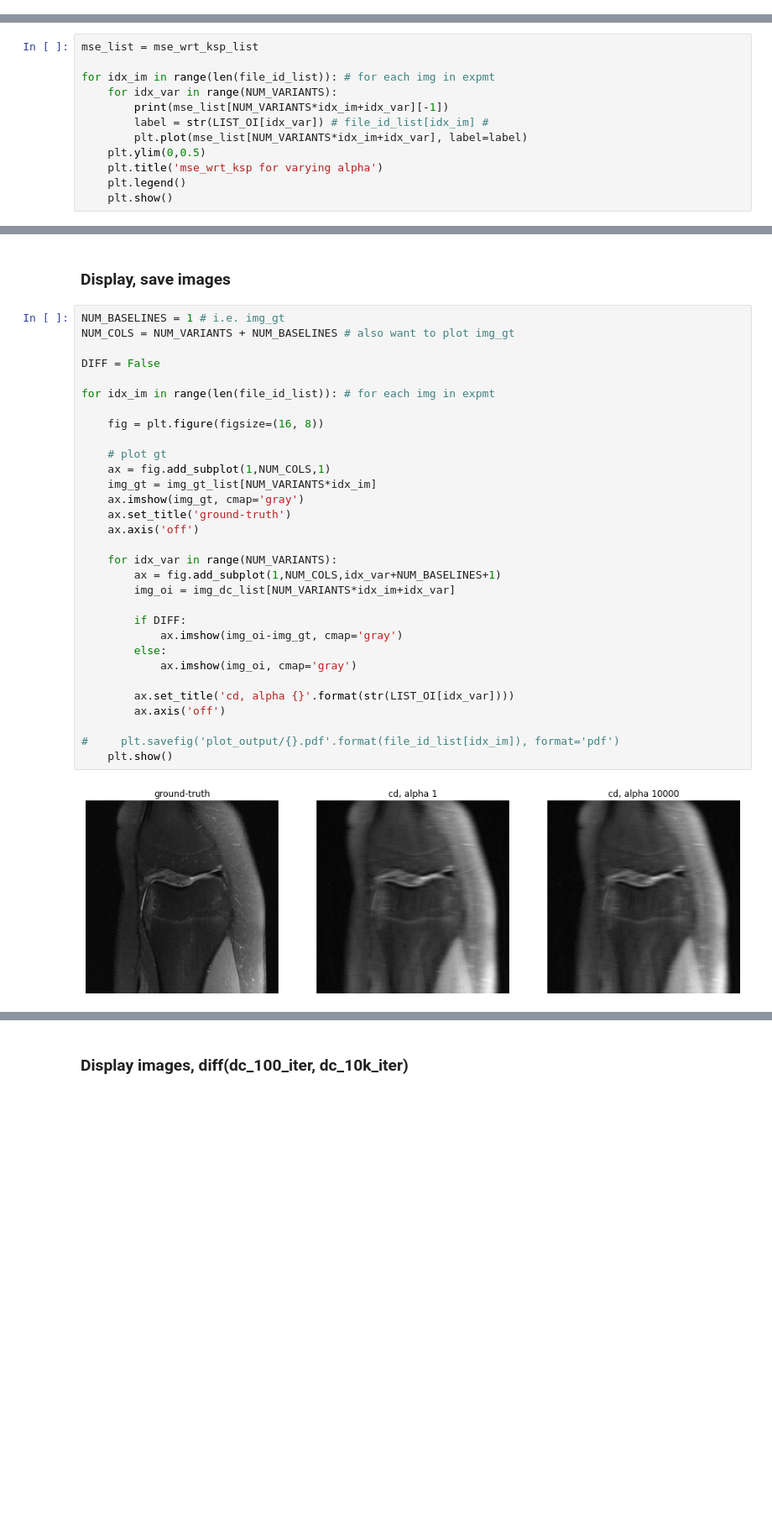
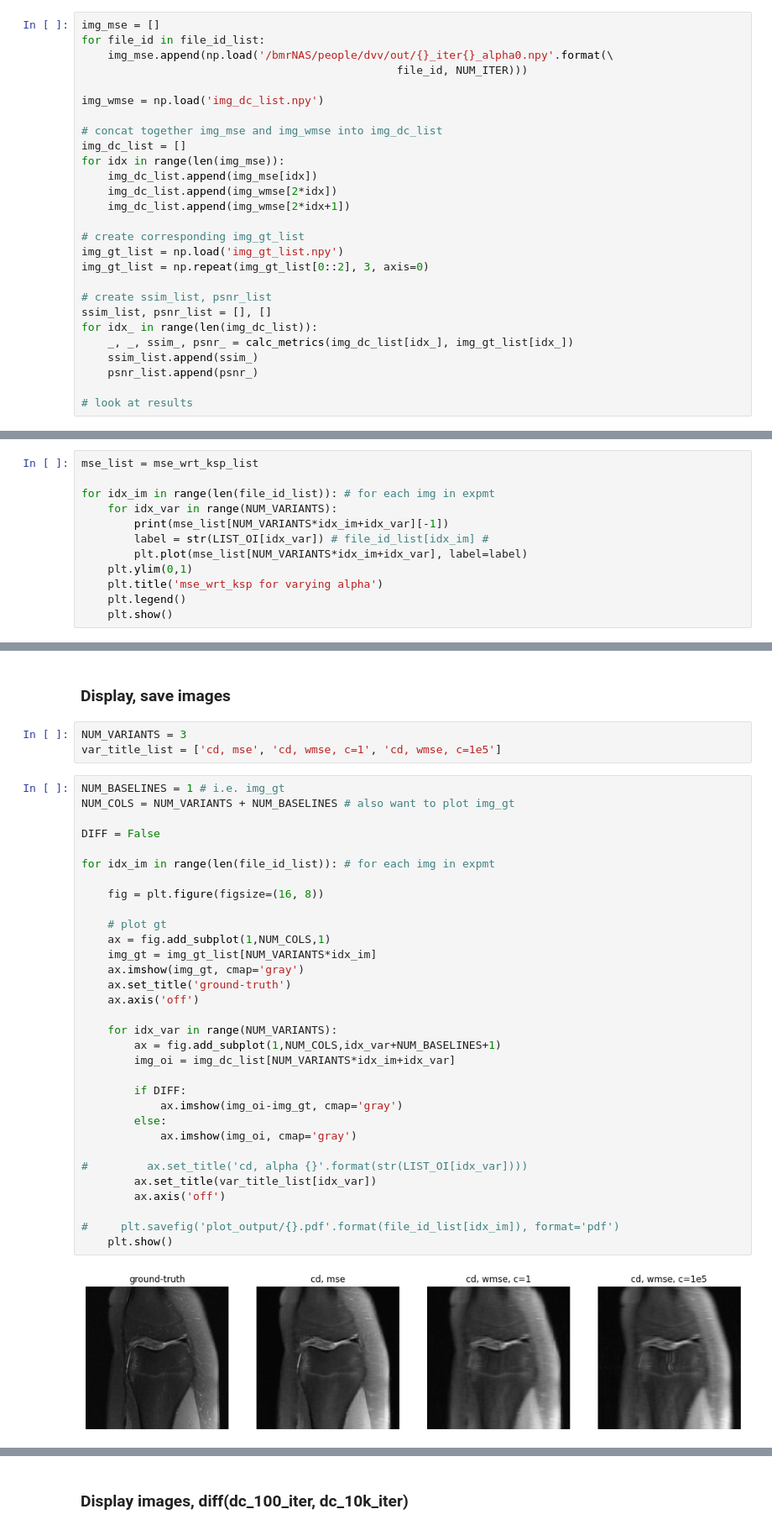
Before and after one commit to davevanveen/unsup_mri, a Jupyter notebook: ipynb/20200902_convdecoder_rework.ipynb, the cells around one changed output, grey strips where cells are left out. Shown at 84% size. Cells and saved outputs as stored; diff of their text form; blank space fills up the shorter version.

Commit message:
analyzing wmse results

```diff
--- a/ipynb/20200902_convdecoder_rework.ipynb
+++ b/ipynb/20200902_convdecoder_rework.ipynb
@@ -130,0 +135,27 @@ file_id: 1000273
+# %%
+img_mse = []
+for file_id in file_id_list:
+    img_mse.append(np.load('/bmrNAS/people/dvv/out/{}_iter{}_alpha0.npy'.format(\
+                                                file_id, NUM_ITER)))
+
+img_wmse = np.load('img_dc_list.npy')
+
+# concat together img_mse and img_wmse into img_dc_list
+img_dc_list = []
+for idx in range(len(img_mse)):
+    img_dc_list.append(img_mse[idx])
+    img_dc_list.append(img_wmse[2*idx])
+    img_dc_list.append(img_wmse[2*idx+1])
+
+# create corresponding img_gt_list
+img_gt_list = np.load('img_gt_list.npy')
+img_gt_list = np.repeat(img_gt_list[0::2], 3, axis=0)
+
+# create ssim_list, psnr_list
+ssim_list, psnr_list = [], []
+for idx_ in range(len(img_dc_list)):
+    _, _, ssim_, psnr_ = calc_metrics(img_dc_list[idx_], img_gt_list[idx_])
+    ssim_list.append(ssim_)
+    psnr_list.append(psnr_)
+
+# look at results
@@ -141,7 +187,7 @@ for idx_im in range(len(file_id_list)): # for each img in expmt
         print(mse_list[NUM_VARIANTS*idx_im+idx_var][-1])
         label = str(LIST_OI[idx_var]) # file_id_list[idx_im] #
         plt.plot(mse_list[NUM_VARIANTS*idx_im+idx_var], label=label)
-    plt.ylim(0,0.5)
+    plt.ylim(0,1)
     plt.title('mse_wrt_ksp for varying alpha')
     plt.legend()
     plt.show()
@@ -197,36 +246,40 @@ ALPHA 0.75: 0.793, 29.216
 ALPHA 0.875: 0.795, 29.345
 # %% [markdown]
 ### Display, save images
+# %%
+NUM_VARIANTS = 3
+var_title_list = ['cd, mse', 'cd, wmse, c=1', 'cd, wmse, c=1e5']
 # %%
 NUM_BASELINES = 1 # i.e. img_gt
 NUM_COLS = NUM_VARIANTS + NUM_BASELINES # also want to plot img_gt
 
 DIFF = False
 
 for idx_im in range(len(file_id_list)): # for each img in expmt
 
     fig = plt.figure(figsize=(16, 8))
 
     # plot gt
     ax = fig.add_subplot(1,NUM_COLS,1)
     img_gt = img_gt_list[NUM_VARIANTS*idx_im]
     ax.imshow(img_gt, cmap='gray')
     ax.set_title('ground-truth')
     ax.axis('off')
 
     for idx_var in range(NUM_VARIANTS):
         ax = fig.add_subplot(1,NUM_COLS,idx_var+NUM_BASELINES+1)
         img_oi = img_dc_list[NUM_VARIANTS*idx_im+idx_var]
 
         if DIFF:
             ax.imshow(img_oi-img_gt, cmap='gray')
         else:
             ax.imshow(img_oi, cmap='gray')
 
-        ax.set_title('cd, alpha {}'.format(str(LIST_OI[idx_var])))
+#         ax.set_title('cd, alpha {}'.format(str(LIST_OI[idx_var])))
+        ax.set_title(var_title_list[idx_var])
         ax.axis('off')
 
 #     plt.savefig('plot_output/{}.pdf'.format(file_id_list[idx_im]), format='pdf')
     plt.show()
 # %% [output]
-[figure, old version]
+[figure, new version]
```
Also changed, not shown: parts of 5 cells of this notebook.
